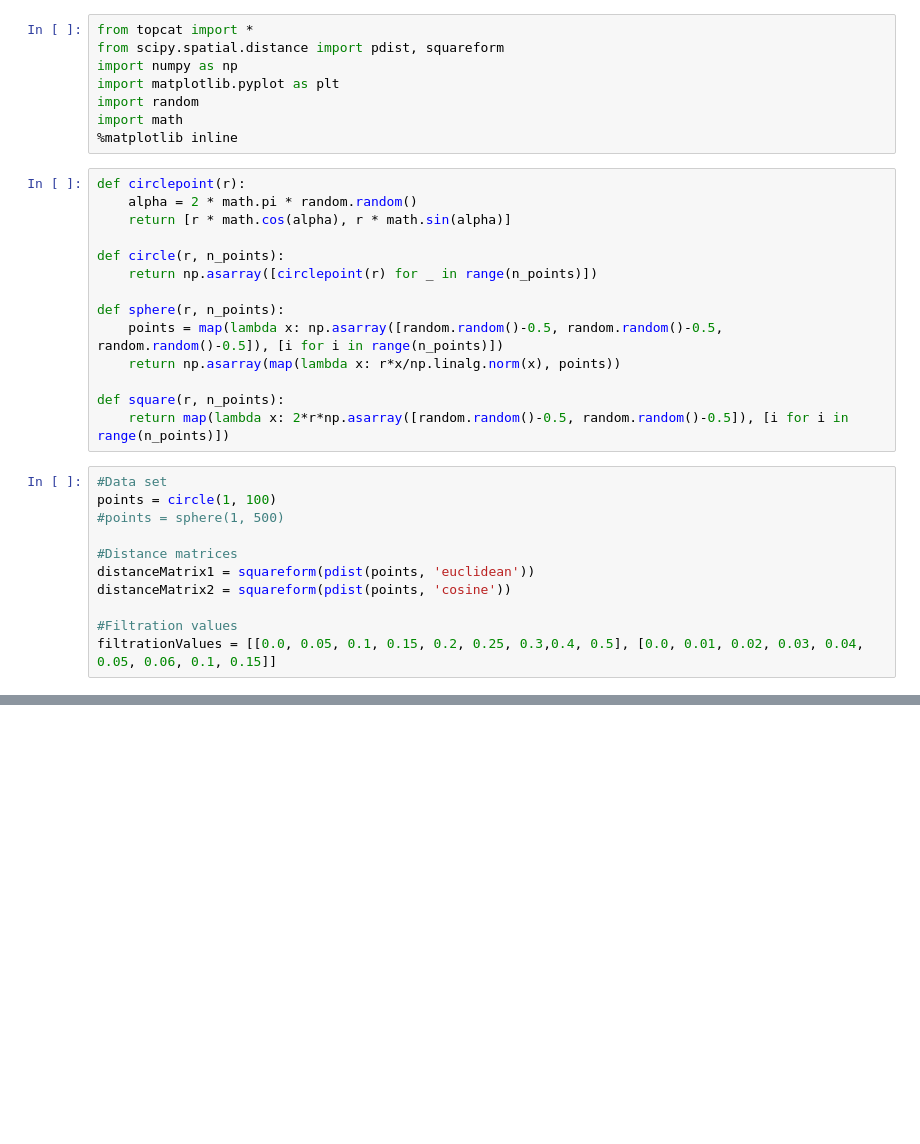
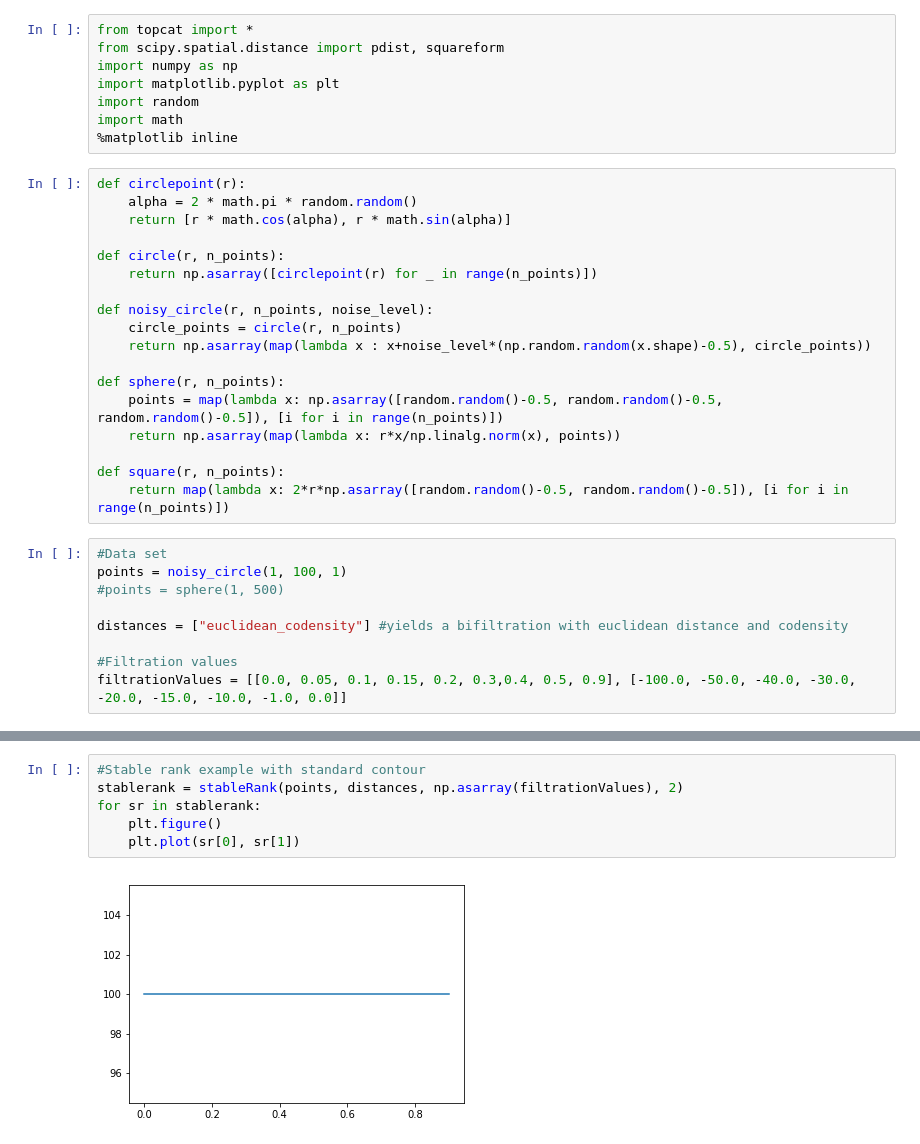
Before and after one commit to olivergafvert/topcat, a Jupyter notebook: python/example.ipynb, the cells around one changed output, grey strips where cells are left out. Saved outputs shown, nothing was run; the diff lists cells and outputs as text; blank space fills up the shorter version.

Commit message:
Added codensity and updated notebook examples

```diff
--- a/python/example.ipynb
+++ b/python/example.ipynb
@@ -16,6 +16,10 @@ def circlepoint(r):
 def circle(r, n_points):
     return np.asarray([circlepoint(r) for _ in range(n_points)])
 
+def noisy_circle(r, n_points, noise_level):
+    circle_points = circle(r, n_points)
+    return np.asarray(map(lambda x : x+noise_level*(np.random.random(x.shape)-0.5), circle_points))
+
 def sphere(r, n_points):
     points = map(lambda x: np.asarray([random.random()-0.5, random.random()-0.5, random.random()-0.5]), [i for i in range(n_points)])
     return np.asarray(map(lambda x: r*x/np.linalg.norm(x), points))
@@ -24,12 +28,10 @@ def square(r, n_points):
     return map(lambda x: 2*r*np.asarray([random.random()-0.5, random.random()-0.5]), [i for i in range(n_points)])
 # %%
 #Data set
-points = circle(1, 100)
+points = noisy_circle(1, 100, 1)
 #points = sphere(1, 500)
 
-#Distance matrices
-distanceMatrix1 = squareform(pdist(points, 'euclidean'))
-distanceMatrix2 = squareform(pdist(points, 'cosine'))
+distances = ["euclidean_codensity"] #yields a bifiltration with euclidean distance and codensity
 
 #Filtration values
-filtrationValues = [[0.0, 0.05, 0.1, 0.15, 0.2, 0.25, 0.3,0.4, 0.5], [0.0, 0.01, 0.02, 0.03, 0.04, 0.05, 0.06, 0.1, 0.15]]
+filtrationValues = [[0.0, 0.05, 0.1, 0.15, 0.2, 0.3,0.4, 0.5, 0.9], [-100.0, -50.0, -40.0, -30.0, -20.0, -15.0, -10.0, -1.0, 0.0]]
@@ -147,0 +123,8 @@ The generators of the 0th persistence module
+# %%
+#Stable rank example with standard contour
+stablerank = stableRank(points, distances, np.asarray(filtrationValues), 2)
+for sr in stablerank:
+    plt.figure()
+    plt.plot(sr[0], sr[1])
+# %% [output]
+[figure, added]
```
Also changed, not shown: parts of 13 cells of this notebook, 4 other files.
